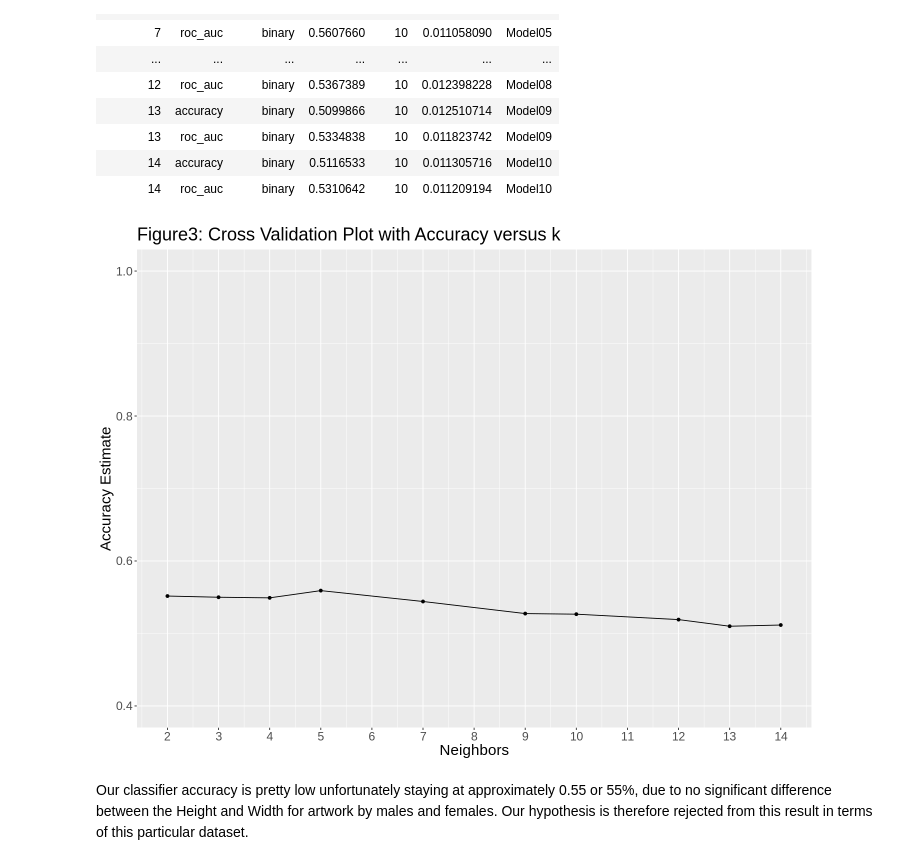
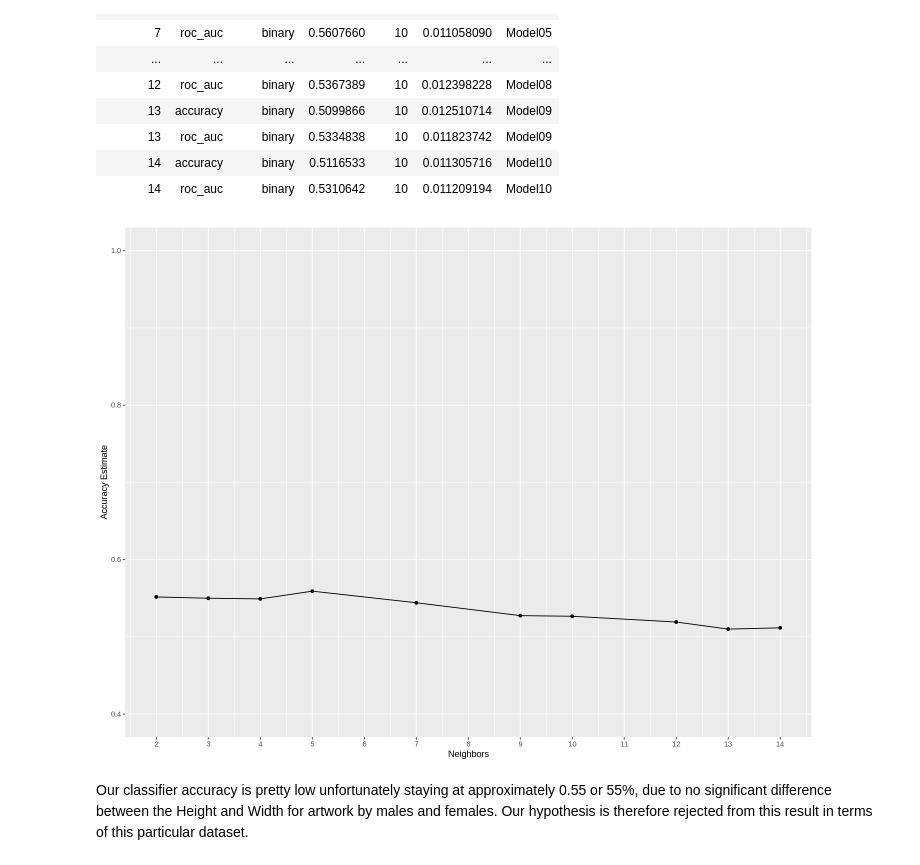
Before and after one commit to annekedresselhuis/DSCI-Group-Project, a Jupyter notebook: group_28_preliminary_analysis_dec6.ipynb, the cells around one changed output. Drawn from its saved outputs; the diff is of its cells as text; code cells hidden in the pictures.

```diff
--- a/group_28_preliminary_analysis_dec6.ipynb
+++ b/group_28_preliminary_analysis_dec6.ipynb
@@ -356,22 +356,19 @@ A tibble: 20 × 7
 # %%
 #finding the best result:
 accuracies <- artworks_tune_results %>%
       filter(.metric == 'accuracy')
 
 #plotting the different accuracies of K
-options(repr.plot.height = 9, repr.plot.width = 12)
 accuracy_versus_k <- ggplot(accuracies, aes(x = neighbors, y = mean))+
       geom_point() +
       geom_line() +
       labs(x = "Neighbors", y = "Accuracy Estimate") +
       scale_x_continuous(breaks = seq(0, 14, by = 1)) +  # adjusting the x-axis
-      scale_y_continuous(limits = c(0.4, 1.0)) + # adjusting the y-axis
-      ggtitle("Figure3: Cross Validation Plot with Accuracy versus k") +
-      theme(text = element_text(size = 18))
+      scale_y_continuous(limits = c(0.4, 1.0)) # adjusting the y-axis
 accuracy_versus_k
 
 #Next step would be do use this model to make predictions - but seems like it would just guess 55%
 # %% [output]
-[figure, old version]
+[figure, new version]
 # %% [markdown]
 Our classifier accuracy is pretty low unfortunately staying at approximately 0.55 or 55%, due to no significant difference between the Height and Width for artwork by males and females. Our hypothesis is therefore rejected from this result in terms of this particular dataset.
```
Also changed, not shown: parts of 8 cells of this notebook.
